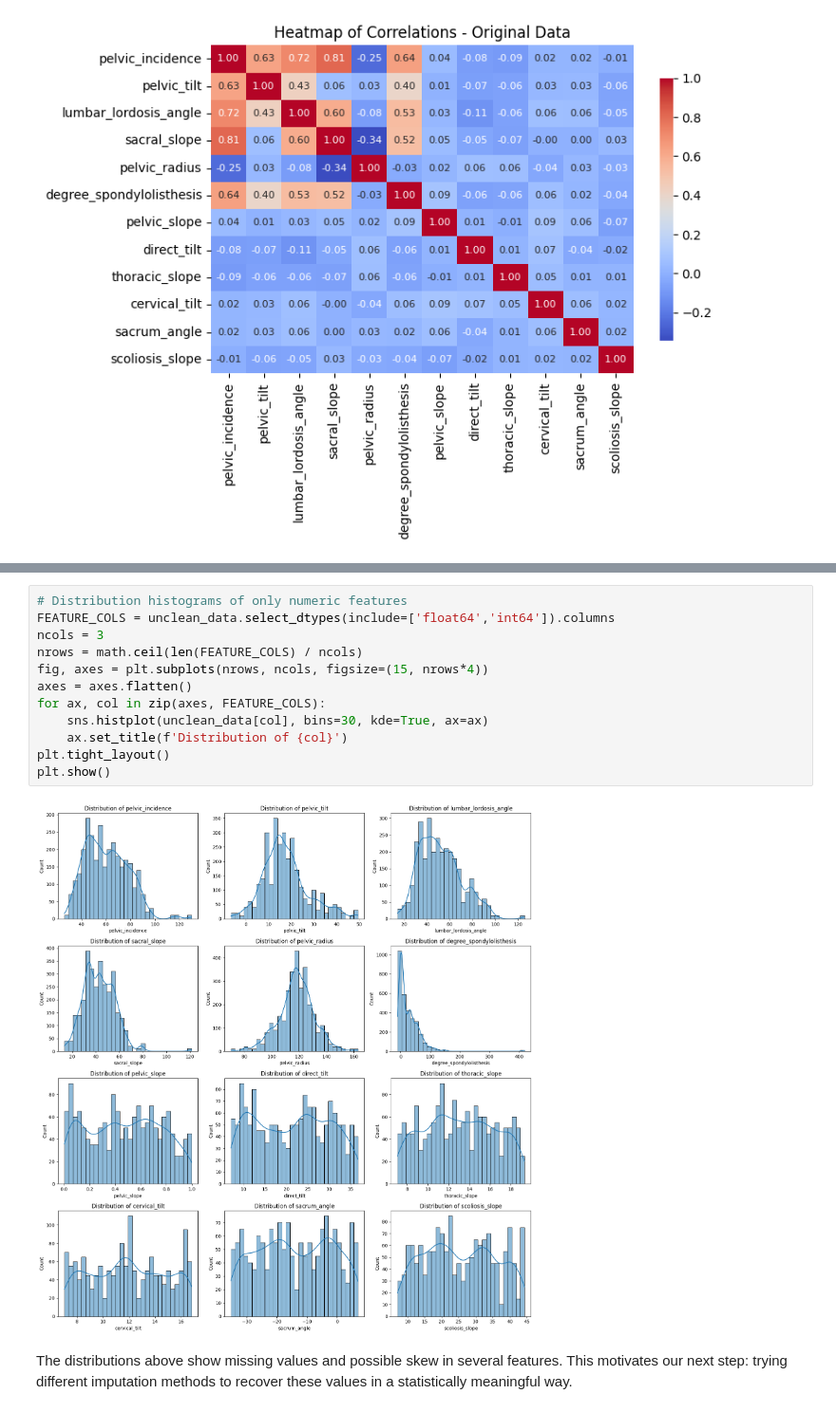
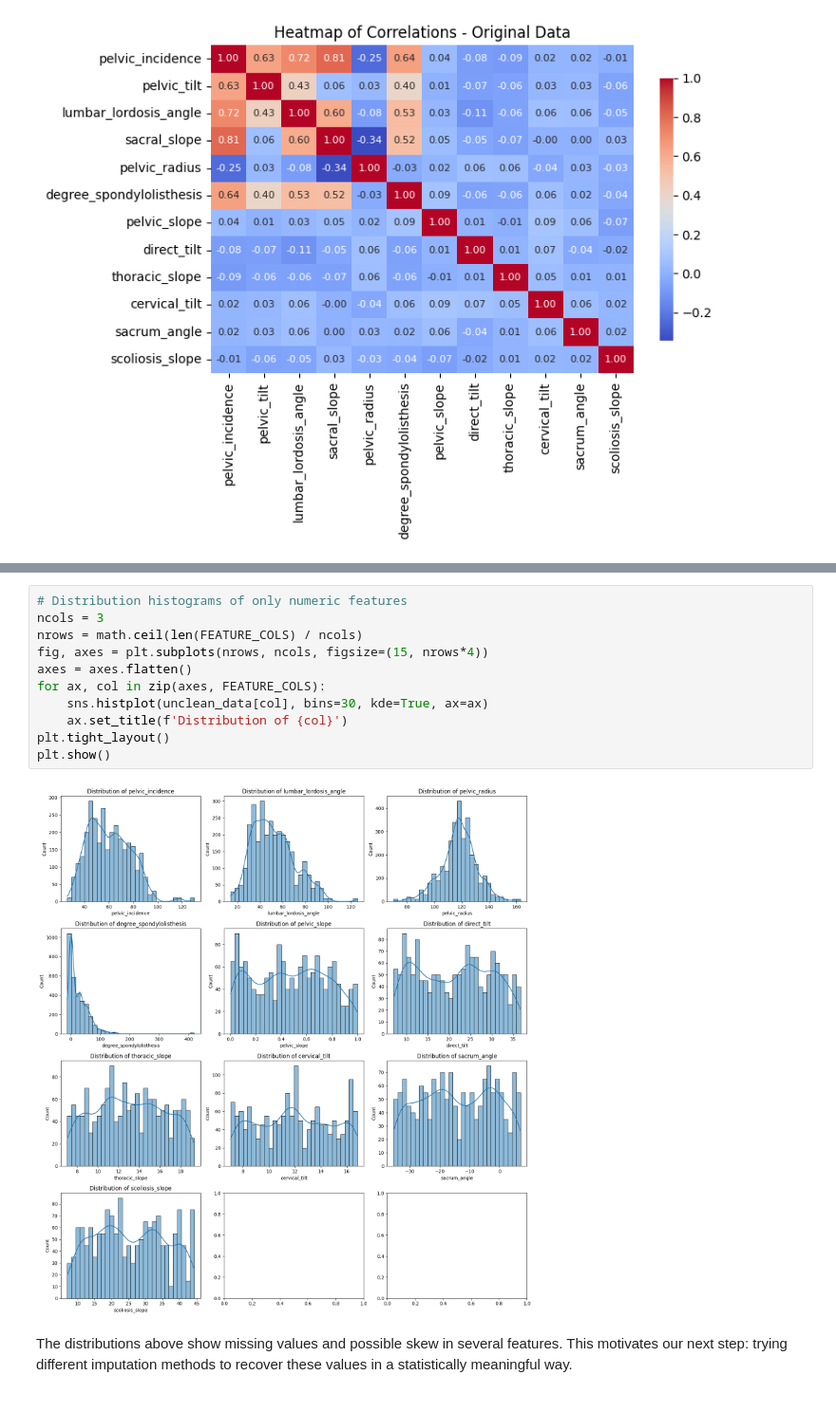
Before and after one commit to DSkilton/ML_Approaches_for_Predicting_Spinal_Disorders, a Jupyter notebook: main.ipynb, the cells around one changed output, grey strips where cells are left out. Shown at 95% size. Cells and saved outputs as stored; diff of their text form.

```diff
--- a/main.ipynb
+++ b/main.ipynb
@@ -94,18 +94,17 @@ sacrum_angle                   1550            0
 scoliosis_slope                1550            0
 # %%
 # Distribution histograms of only numeric features
-FEATURE_COLS = unclean_data.select_dtypes(include=['float64','int64']).columns
 ncols = 3
 nrows = math.ceil(len(FEATURE_COLS) / ncols)
 fig, axes = plt.subplots(nrows, ncols, figsize=(15, nrows*4))
 axes = axes.flatten()
 for ax, col in zip(axes, FEATURE_COLS):
     sns.histplot(unclean_data[col], bins=30, kde=True, ax=ax)
     ax.set_title(f'Distribution of {col}')
 plt.tight_layout()
 plt.show()
 # %% [output]
-[figure, old version]
+[figure, new version]
 # %% [markdown]
 The distributions above show missing values and possible skew in several features. This motivates our next step: trying different imputation methods to recover these values in a statistically meaningful way.
 # %% [markdown]
```
Also changed, not shown: parts of 41 cells of this notebook.
